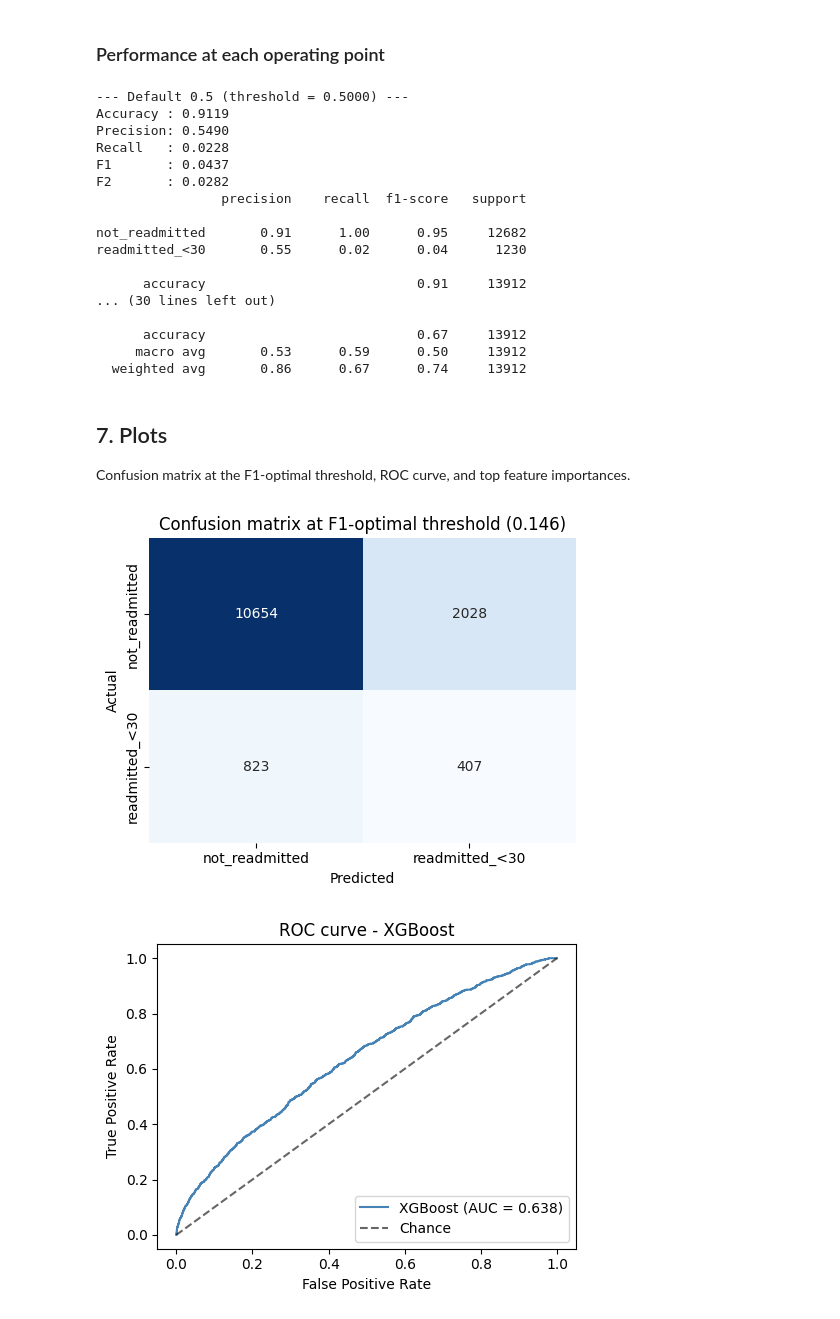
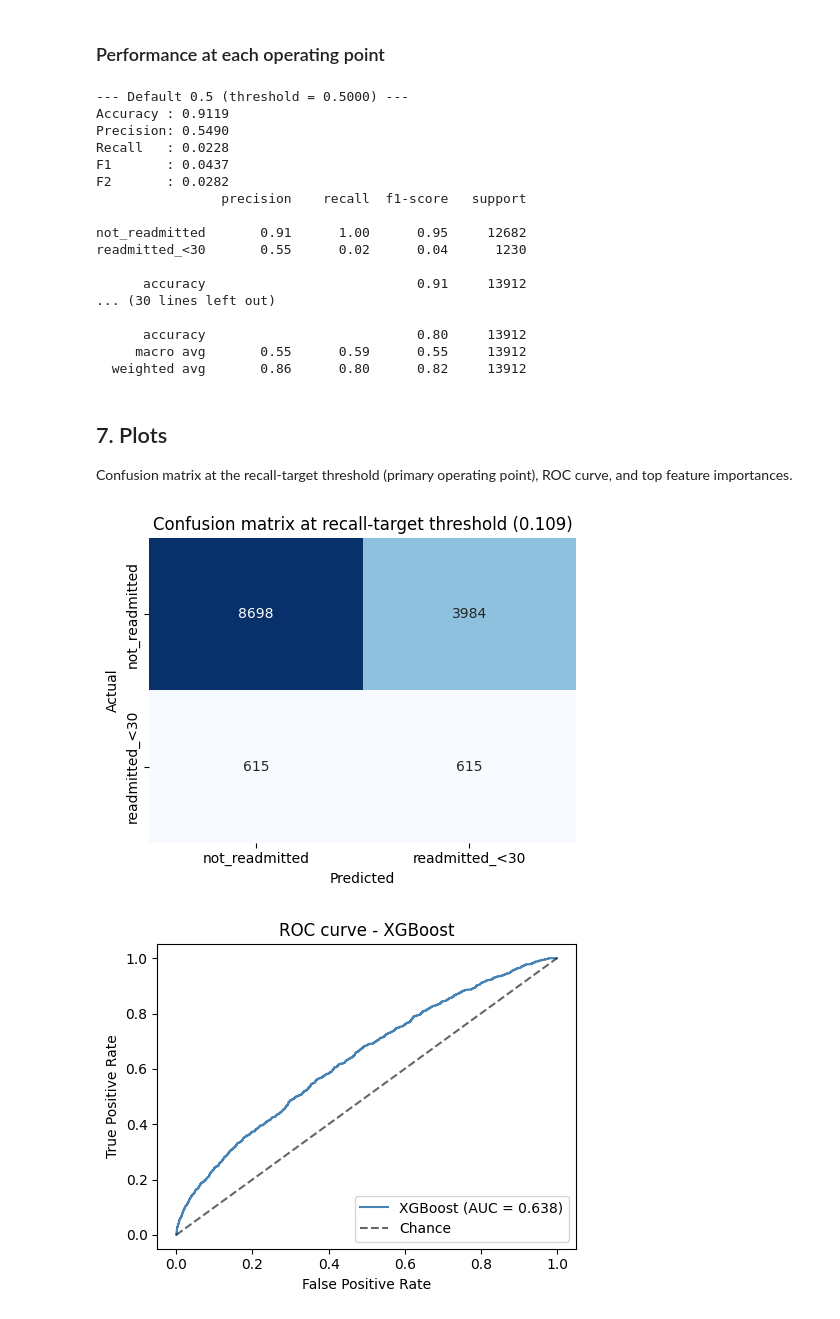
Before and after one commit to svrdgo/diabetes-readmission-risk, a Jupyter notebook: xgboost_model.ipynb, the cells around one changed output. Cells and saved outputs as stored; diff of their text form; code cells hidden in the pictures.

```diff
--- a/xgboost_model.ipynb
+++ b/xgboost_model.ipynb
@@ -326,8 +326,8 @@ def report_at(threshold, label):
                                 zero_division=0))
 
 report_at(0.5,            "Default 0.5")
-report_at(f1_threshold,   "F1-optimal (primary metric)")
-report_at(rt_threshold,   f"Recall-target R >= {RECALL_TARGET} (secondary metric)")
+report_at(rt_threshold,   f"Recall-target R >= {RECALL_TARGET} (primary metric)")
+report_at(f1_threshold,   "F1-optimal (secondary metric)")
 # %% [output]
 --- Default 0.5 (threshold = 0.5000) ---
 Accuracy : 0.9119
@@ -343,31 +343,31 @@ readmitted_<30       0.55      0.02      0.04      1230
       accuracy                           0.91     13912
 ... (30 lines left out)
 
-      accuracy                           0.67     13912
-     macro avg       0.53      0.59      0.50     13912
-  weighted avg       0.86      0.67      0.74     13912
+      accuracy                           0.80     13912
+     macro avg       0.55      0.59      0.55     13912
+  weighted avg       0.86      0.80      0.82     13912
 # %% [markdown]
 ## 7. Plots
 
-Confusion matrix at the F1-optimal threshold, ROC curve, and top feature importances.
+Confusion matrix at the recall-target threshold (primary operating point), ROC curve, and top feature importances.
 # %%
-y_pred_f1 = (y_proba >= f1_threshold).astype(int)
-cm = confusion_matrix(y_test, y_pred_f1)
+y_pred_rt = (y_proba >= rt_threshold).astype(int)
+cm = confusion_matrix(y_test, y_pred_rt)
 
 fig, ax = plt.subplots(figsize=(5, 4))
 sns.heatmap(
     cm, annot=True, fmt="d", cmap="Blues", cbar=False,
     xticklabels=["not_readmitted", "readmitted_<30"],
     yticklabels=["not_readmitted", "readmitted_<30"],
     ax=ax,
 )
 ax.set_xlabel("Predicted")
 ax.set_ylabel("Actual")
-ax.set_title(f"Confusion matrix at F1-optimal threshold ({f1_threshold:.3f})")
+ax.set_title(f"Confusion matrix at recall-target threshold ({rt_threshold:.3f})")
 plt.tight_layout()
 plt.show()
 # %% [output]
-[figure, old version]
+[figure, new version]
 # %%
 fpr, tpr, _ = roc_curve(y_test, y_proba)
 
```
Also changed, not shown: parts of 7 cells of this notebook.
